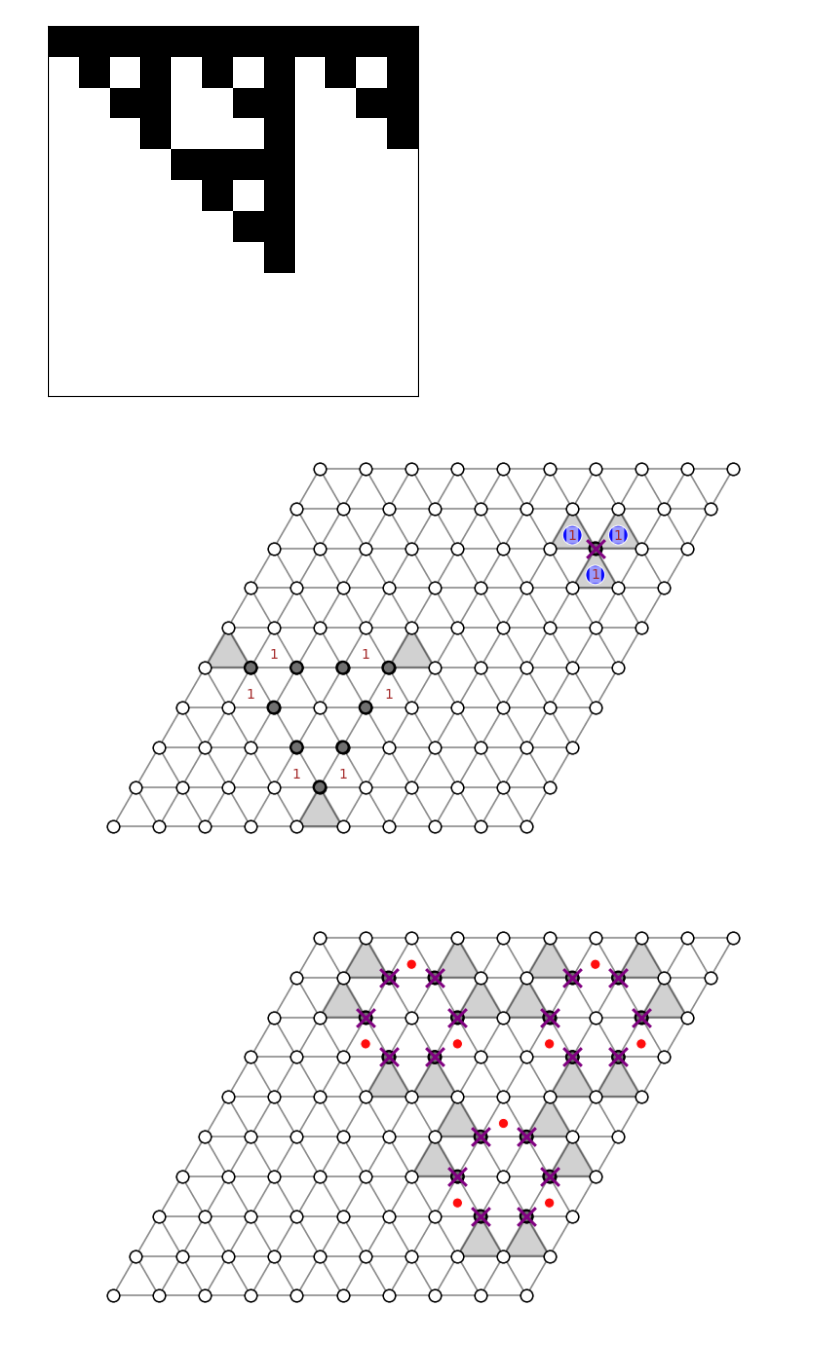
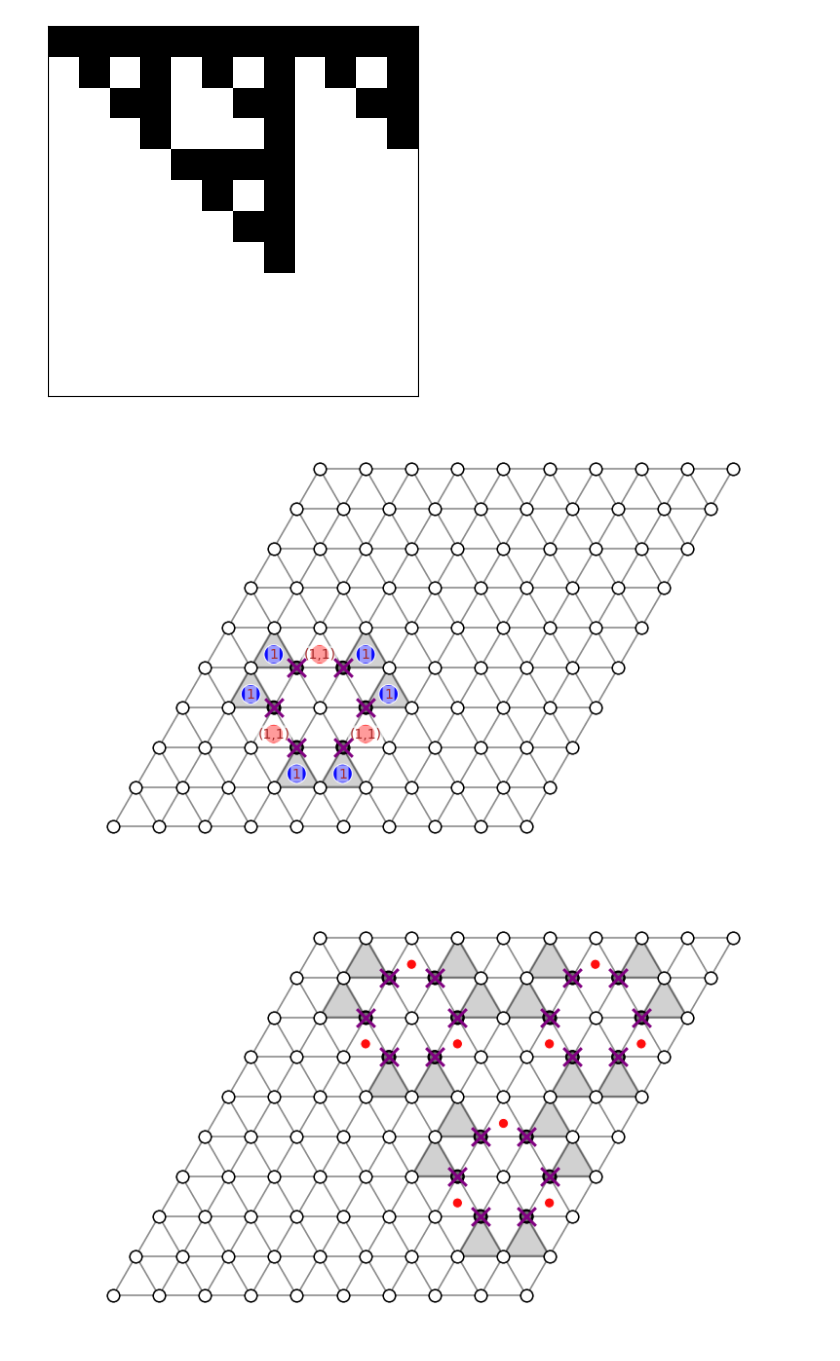
Before and after one commit to toM0dots/XYZ-color-code, a Jupyter notebook: XYZ_color_code/nm_plotting.ipynb, the cells around one changed output. Cells and saved outputs as stored; diff of their text form; code cells hidden in the pictures.

Commit message:
plotting

```diff
--- a/XYZ_color_code/nm_plotting.ipynb
+++ b/XYZ_color_code/nm_plotting.ipynb
@@ -413,8 +413,12 @@ lat = np.transpose(lat)
 # lat = lat[::-1]
 lat = np.pad(lat, ((1, 1)), mode='constant', constant_values=0)
 error_qubits = bit_array_to_sites(lat[::-1], swap_rc_to_ij=True)
-error_qubits.add((2*s-1, 2*s-1))
-violated_checks = {(s, 0), (s,s), (0,s), (2*s-1, 2*s-1), (2*s-2, 2*s-1), (2*s-1, 2*s-2)}
+# error_qubits.add((2*s-1, 2*s-1))
+error_qubits = {(3,2), (2,3), (4,2), (4, 3), (2,4), (3,4),}
+violated_checks = {
+    (s-1, 1),  (s, 1), (1,s), (1, s-1), (s-1, s), (s, s-1)
+    # (2*s-1, 2*s-1), (2*s-2, 2*s-1), (2*s-1, 2*s-2)
+    }
 
 # logicals plot
 # lat = np.zeros((s, s))
@@ -436,41 +440,53 @@ triangle_center_circles = {
     # (0, s): 'blue',
     # (s//2, s//2): 'red',
     # (s//2, s): 'red',
     # (s, s//2): 'red',
-    (2*s-1, 2*s-1): 'blue',
-    (2*s-2, 2*s-1): 'blue',
-    (2*s-1, 2*s-2): 'blue'
+    (s-1, 1): 'blue',
+    # (s,s): 'blue',
+    # (0,s): 'blue',
+    # (s,0): 'blue',
+    (s, 1): 'blue',
+    (1,s): 'blue',
+    (1, s-1): 'blue',
+    (s-1, s): 'blue',
+    (s, s-1): 'blue',
+    (2, 2): 'red',
+    (4, 2): 'red',
+    (2, 4): 'red',
 }
 spin_crosses = {
-    (2*s-1, 2*s-1)
+    (3,2), (2,3), (4,2), (4, 3), (2,4), (3,4)
     # (1,s), (s,1), (s,s), (s//2, s), (s//2 + 1, s), (s, s//2), (s, s//2 + 1), (s//2, s//2 + 1), (s//2 +1, s//2)
     }
 
 triangle_text_values ={
     (s-1, 1): '1',
     (s, 1): '1',
     (s-1,s): '1',
     (s,s-1): '1',
     (1,s): '1',
     (1,s-1): '1',
-    (2*s-1, 2*s-1): '1',
-    (2*s-2, 2*s-1): '1',
-    (2*s-1, 2*s-2): '1'
+    (2, 2): '(1,1)',
+    (4, 2): '(1,1)',
+    (2, 4): '(1,1)',
+    # (2*s-1, 2*s-1): '1',
+    # (2*s-2, 2*s-1): '1',
+    # (2*s-1, 2*s-2): '1'
 }
 
 fig, ax = draw_nm(
     Lx=2*s+2,
     Ly=2*s+2,
     error_qubits=error_qubits,
     violated_checks=violated_checks,
     triangle_center_circles=triangle_center_circles,
     spin_cross_sites=spin_crosses,
     triangle_text_values = triangle_text_values,
     label=False,
 )
 plt.show()
 # %% [output]
-[figure, old version]
+[figure, new version]
 # %%
 error_qubits_1 = error_qubits.copy()
 spin_crosses = {(1,s), (s,1), (s,s), (s//2, s), (s//2 + 1, s), (s, s//2), (s, s//2 + 1), (s//2, s//2 + 1), (s//2 +1, s//2)}
```
